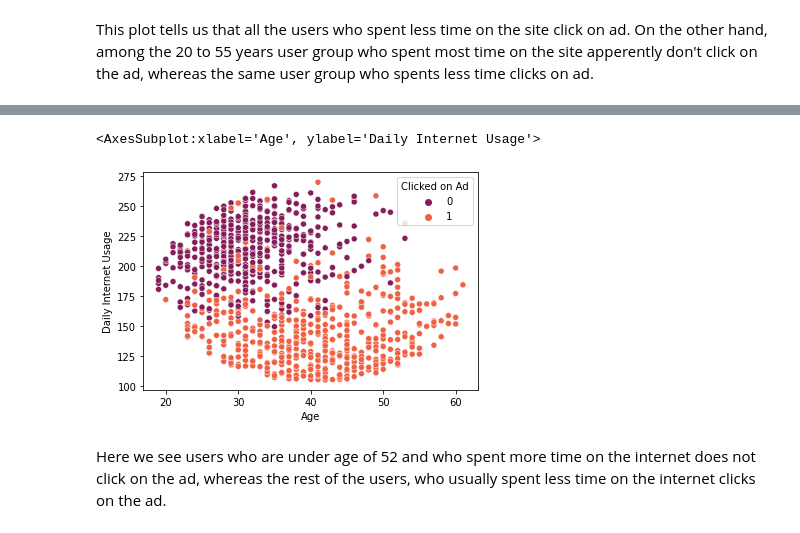
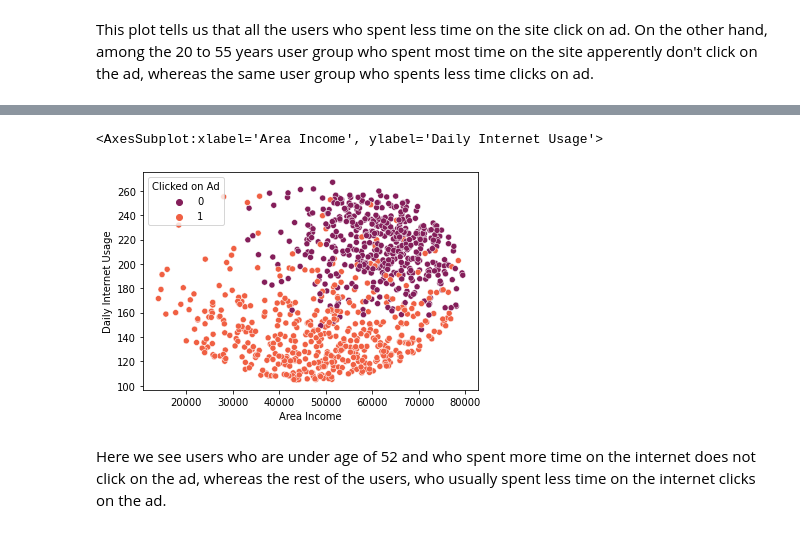
Before and after one commit to afrojaakter/Kaggle-Competitions, a Jupyter notebook: customer ad click prediction/customer-ad-click-prediction.ipynb, the cells around one changed output, grey strips where cells are left out. Cells and saved outputs as stored; diff of their text form; code cells hidden in the pictures.

```diff
--- a/customer ad click prediction/customer-ad-click-prediction.ipynb
+++ b/customer ad click prediction/customer-ad-click-prediction.ipynb
@@ -25,7 +25,7 @@ import missingno
 # %% [markdown]
 ### Import data
 # %%
-df = pd.read_csv('../input/d/tbyrnes/advertising/advertising.csv')
+df = pd.read_csv('../input/addclickwithnullvalues/advertising_null_value.csv')
 df.head()
 # %% [output]
 |  | Daily Time Spent on Site | Age | Area Income | Daily Internet Usage | Ad Topic Line | City | Male | ... |
@@ -139,8 +252,8 @@ This plot tells us that all the users who spent less time on the site click on a
 # %%
-sns.scatterplot(x='Age',y='Daily Internet Usage',
+sns.scatterplot(x='Area Income',y='Daily Internet Usage',
                 hue='Clicked on Ad', data=df, palette='rocket')
 # %% [output]
-<AxesSubplot:xlabel='Age', ylabel='Daily Internet Usage'>
+<AxesSubplot:xlabel='Area Income', ylabel='Daily Internet Usage'>
-[figure, old version]
+[figure, new version]
 # %% [markdown]
 Here we see users who are under age of 52 and who spent more time on the internet does not click on the ad, whereas the rest of the users, who usually spent less time on the internet clicks on the ad.
```
Also changed, not shown: parts of 62 cells of this notebook.
